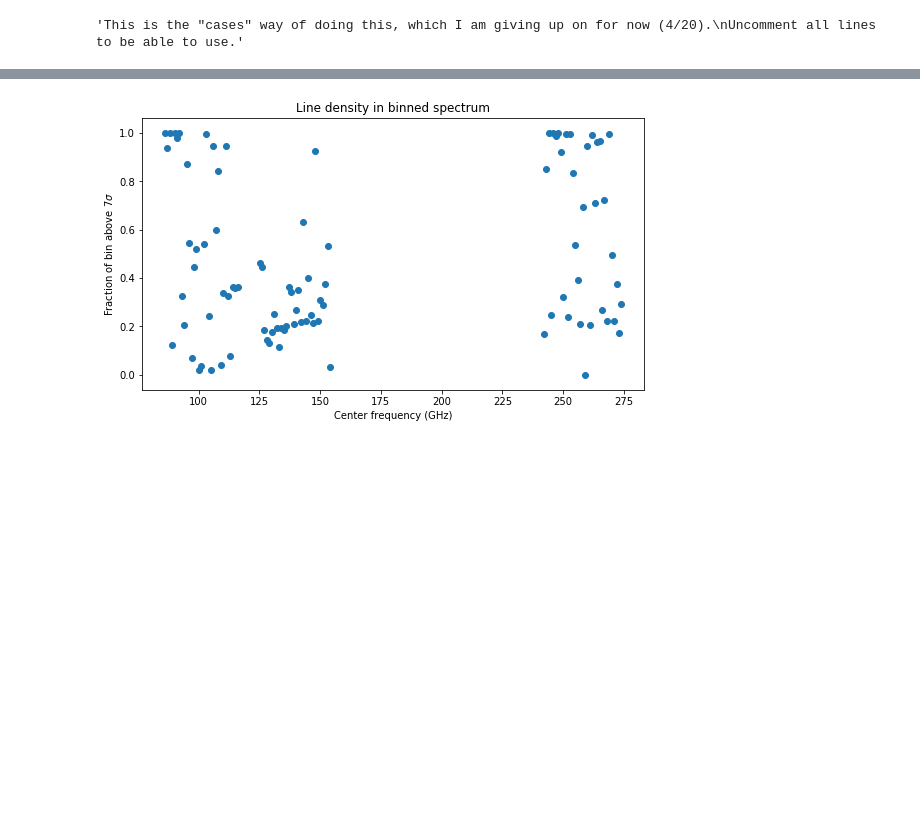
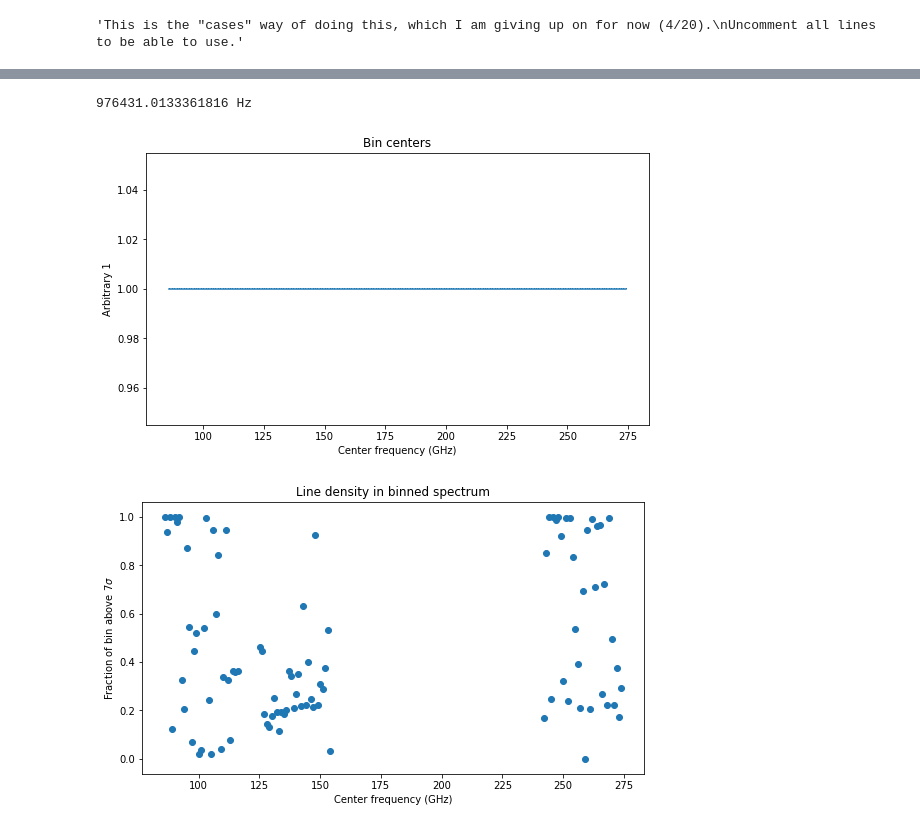
Before and after one commit to abulatek/brick, a Jupyter notebook: resubmission/summary_plot.ipynb, the cells around one changed output, grey strips where cells are left out. Saved outputs shown, nothing was run; the diff lists cells and outputs as text; code cells hidden in the pictures; blank space fills up the shorter version.

```diff
--- a/resubmission/summary_plot.ipynb
+++ b/resubmission/summary_plot.ipynb
@@ -105,7 +105,7 @@ for i in range(len(freq_spws)):
     sp = OneDSpectrum.from_hdu(fits.open(max_fns[i])).to(u.K)
     sp = pyspeckit.Spectrum.from_hdu(sp.hdu)
     spectra.append(sp)
-    print(i,': ',freq_spws[i])
-    plot_spectrum(max_fn)
+#     print(i,': ',freq_spws[i])
+#     plot_spectrum(max_fn)
 # %% [output]
 There are multiple beams for this spectrum that are being ignored when creating the HDU.
@@ -371,3 +357,13 @@ The truth value of a Quantity is ambiguous. In the future this will raise a Valu
+# %%
+plt.figure(figsize=(9, 5))
+plt.plot(freq_bin_centers*(1/(10.**9)), freq_bin_centers/freq_bin_centers, marker=',')
+plt.xlabel('Center frequency (GHz)')
+plt.ylabel('Arbitrary 1')
+plt.title('Bin centers')
+plt.show()
+# %% [output]
+976431.0133361816 Hz
+[figure, added]
 # %%
 plt.figure(figsize=(9, 5))
 plt.scatter(freq_bin_centers*(1/(10.**9)), fractions)
```
Also changed, not shown: parts of 4 cells of this notebook.
